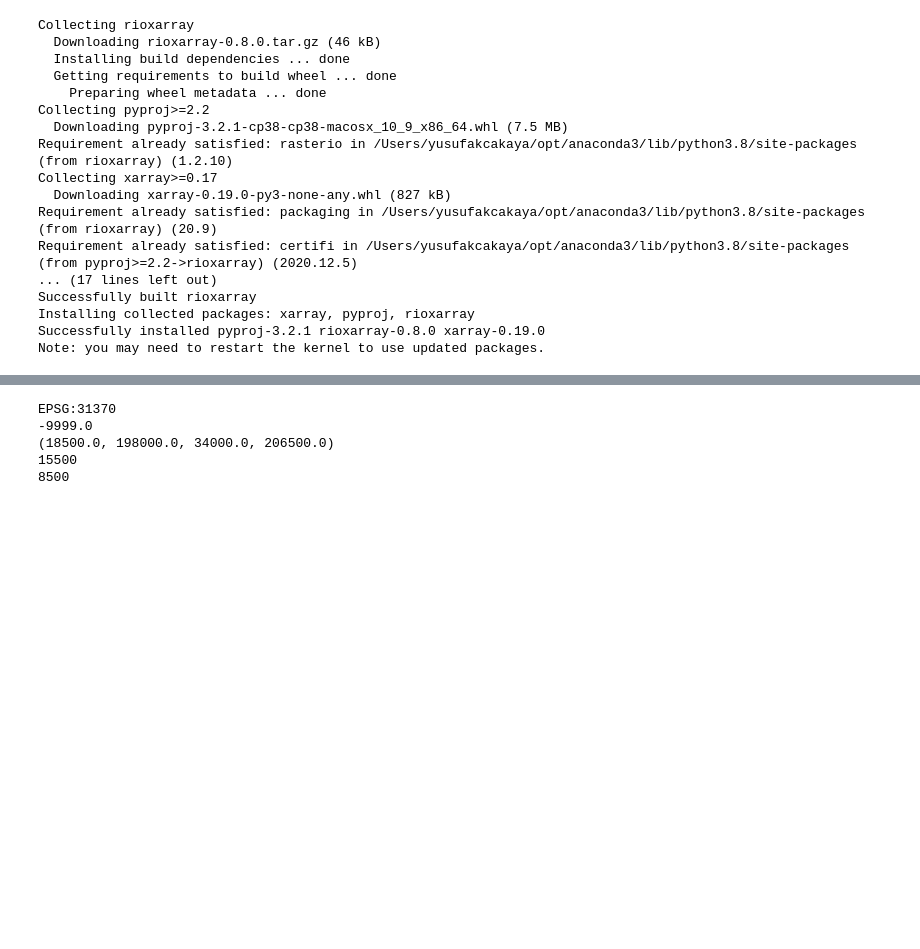
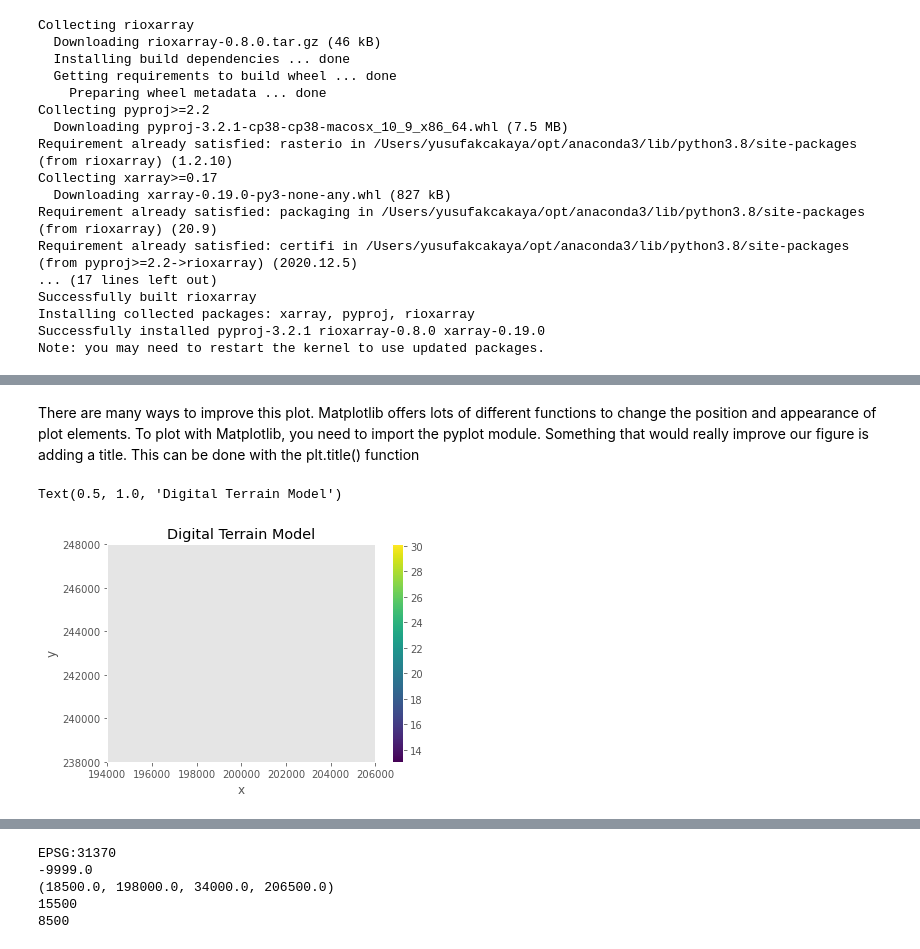
Before and after one commit to yusufakcakaya/3D-House-Project, a Jupyter notebook: 3D_HOUSE.ipynb, the cells around one changed output, grey strips where cells are left out. Cells and saved outputs as stored; diff of their text form; code cells hidden in the pictures; blank space fills up the shorter version.

```diff
--- a/3D_HOUSE.ipynb
+++ b/3D_HOUSE.ipynb
@@ -95,0 +168,8 @@ Attributes:
+# %% [markdown]
+There are many ways to improve this plot. Matplotlib offers lots of different functions to change the position and appearance of plot elements. To plot with Matplotlib, you need to import the pyplot module. Something that would really improve our figure is adding a title. This can be done with the plt.title() function
+# %%
+terrain_valid.plot()
+plt.title("Digital Terrain Model")
+# %% [output]
+Text(0.5, 1.0, 'Digital Terrain Model')
+[figure, added]
```
Also changed, not shown: parts of 13 cells of this notebook, 1 other file.
